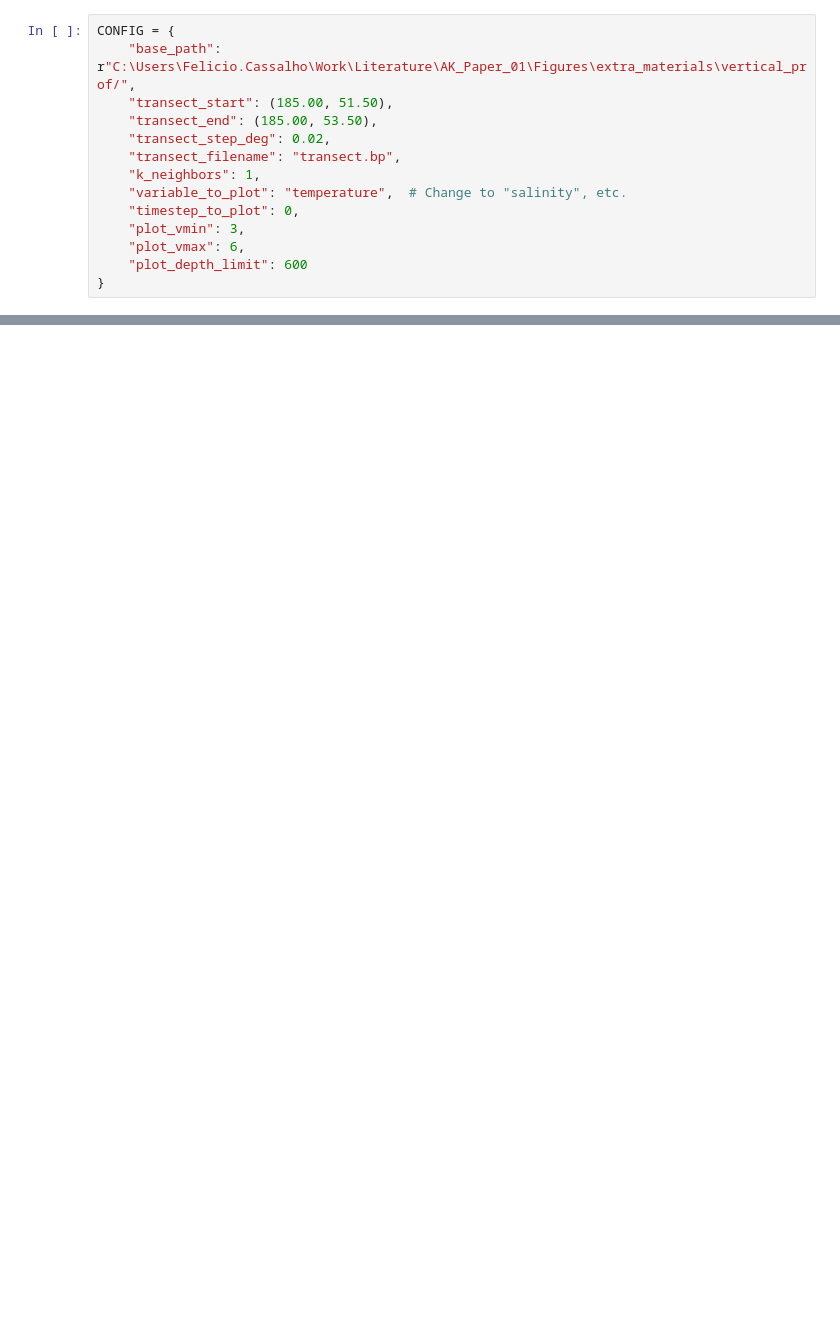
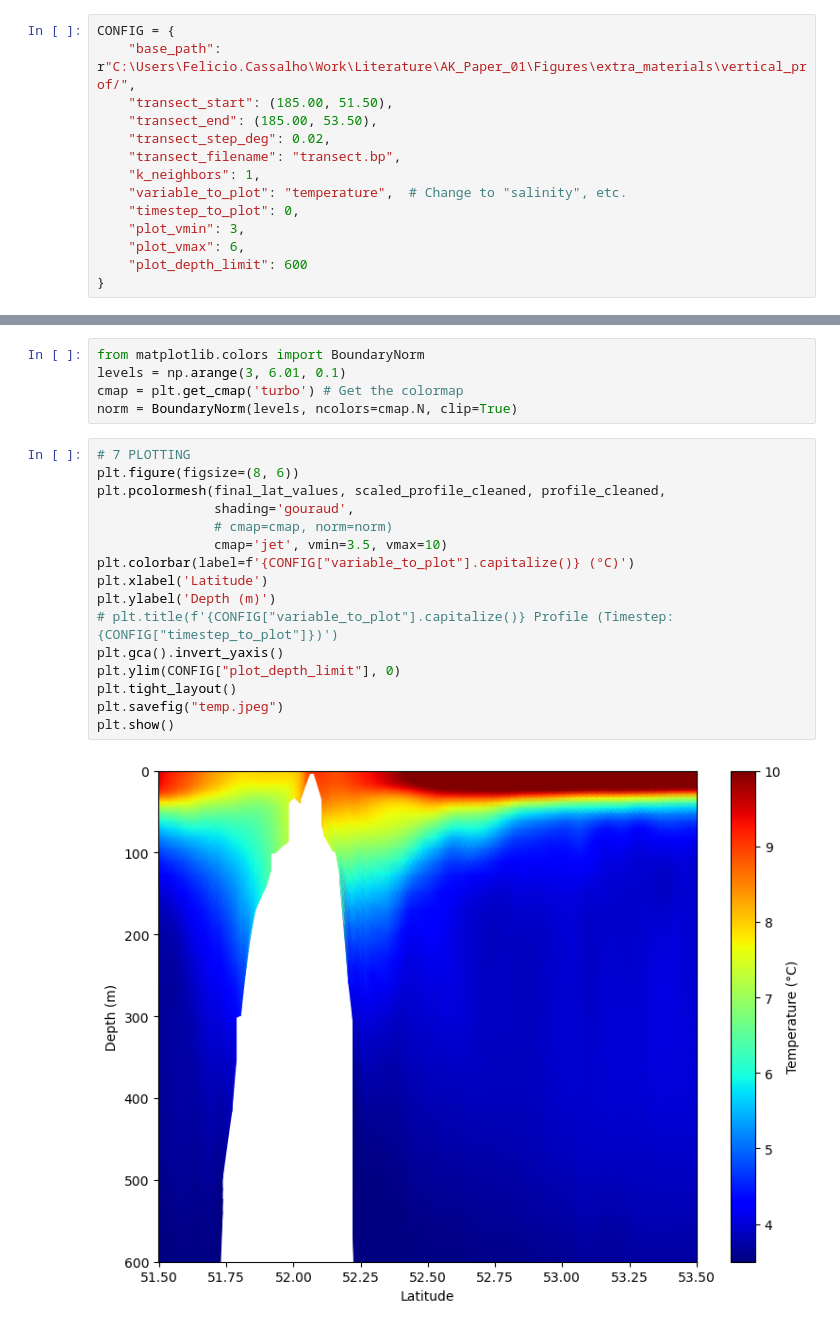
Before and after one commit to felicio93/code_dev, a Jupyter notebook: AK_paper/vertical_plot.ipynb, the cells around one changed output, grey strips where cells are left out. Saved outputs shown, nothing was run; the diff lists cells and outputs as text; blank space fills up the shorter version.

```diff
--- a/AK_paper/vertical_plot.ipynb
+++ b/AK_paper/vertical_plot.ipynb
@@ -457,0 +121,23 @@ array([433034, 433925, 434818, 434819, 435729, 435731, 435732, 435707,
+# %%
+from matplotlib.colors import BoundaryNorm
+levels = np.arange(3, 6.01, 0.1)
+cmap = plt.get_cmap('turbo') # Get the colormap
+norm = BoundaryNorm(levels, ncolors=cmap.N, clip=True)
+# %%
+# 7 PLOTTING
+plt.figure(figsize=(8, 6))
+plt.pcolormesh(final_lat_values, scaled_profile_cleaned, profile_cleaned,
+               shading='gouraud',
+               # cmap=cmap, norm=norm)
+               cmap='jet', vmin=3.5, vmax=10)
+plt.colorbar(label=f'{CONFIG["variable_to_plot"].capitalize()} (°C)')
+plt.xlabel('Latitude')
+plt.ylabel('Depth (m)')
+# plt.title(f'{CONFIG["variable_to_plot"].capitalize()} Profile (Timestep: {CONFIG["timestep_to_plot"]})')
+plt.gca().invert_yaxis()
+plt.ylim(CONFIG["plot_depth_limit"], 0)
+plt.tight_layout()
+plt.savefig("temp.jpeg")
+plt.show()
+# %% [output]
+[figure, added]
```
Also changed, not shown: parts of 44 cells of this notebook, 1 other file.
